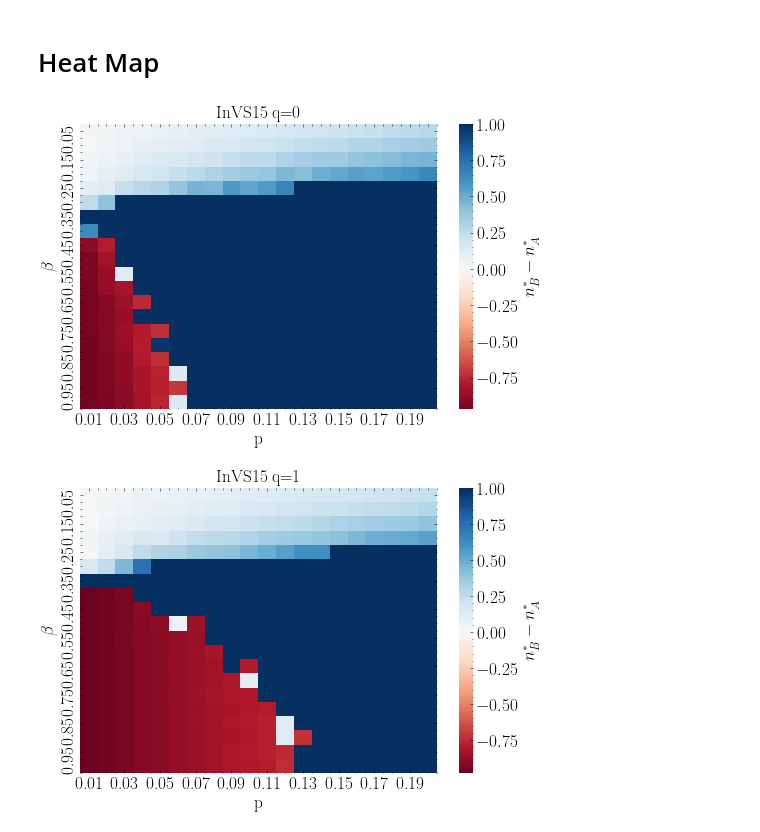
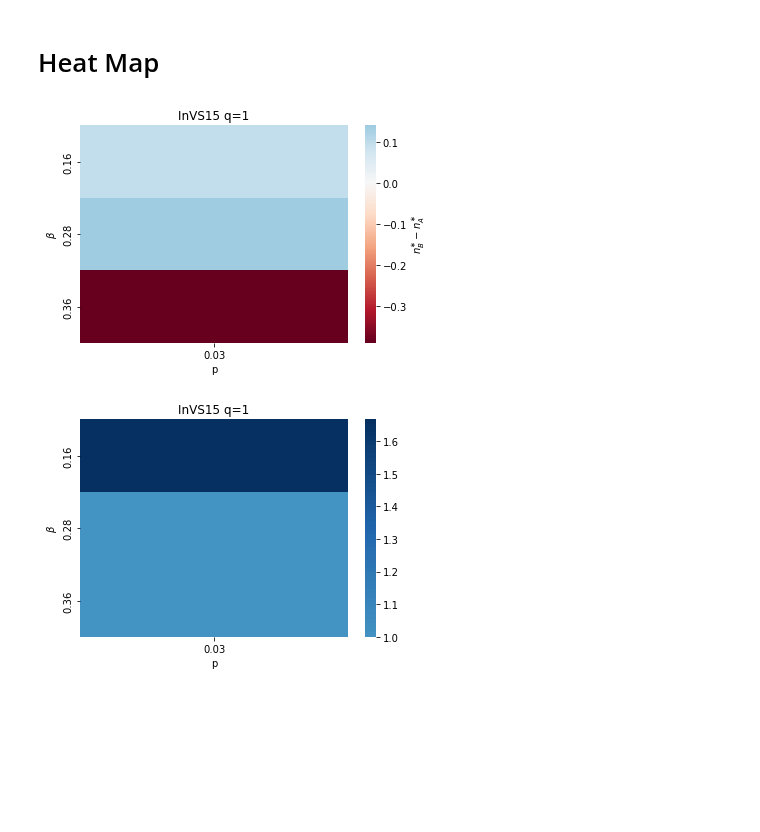
Before and after one commit to tomcjackc/higher-order-social-dynamics, a Jupyter notebook: higher order ng (adaptive traveling speaker v2)/fig_3_traveling_speaker.ipynb, the cells around one changed output. Cells and saved outputs as stored; diff of their text form; code cells hidden in the pictures; blank space fills up the shorter version.

```diff
--- a/higher order ng (adaptive traveling speaker v2)/fig_3_traveling_speaker.ipynb
+++ b/higher order ng (adaptive traveling speaker v2)/fig_3_traveling_speaker.ipynb
@@ -18,13 +18,13 @@ import pandas as pd
 import seaborn as sb
 
 
-mpl.style.use('report_style.mplstyle')
+#mpl.style.use('report_style.mplstyle')
 # %%
-prop_committed = np.linspace(0.01, 0.2,20)
-betas = np.linspace(0.05, 1, 20)
-ensemble_size = 10
-run_length = 10**6
-qs = [0, 1]
+prop_committed = np.linspace(0.01, 0.2,1)
+betas = np.linspace(0.05, 1, 3)
+ensemble_size = 3
+run_length = 10**4
+qs = [1]
 social_structures = ['InVS15']#, 'LyonSchool', 'SFHH', 'Thiers13']
 # %% [markdown]
 # Plotting
@@ -68,31 +68,44 @@ for social_structure in social_structures:
 # %%
 
 for social_structure in social_structures:
 
     for q in qs:
 
         fname_A = f'heatmap_A_res_{len(prop_committed)}x{len(betas)}_{social_structure}_{q}_{run_length}_{ensemble_size}'
         data_A = pd.read_csv(f'finished_outputs/{fname_A}.csv', index_col=0)
         fname_A = f'heatmap_A25_res_{len(prop_committed)}x{len(betas)}_{social_structure}_{q}_{run_length}_{ensemble_size}'
         data_A25 = pd.read_csv(f'finished_outputs/{fname_A}.csv', index_col=0)
         fname_A = f'heatmap_A75_res_{len(prop_committed)}x{len(betas)}_{social_structure}_{q}_{run_length}_{ensemble_size}'
         data_A75 = pd.read_csv(f'finished_outputs/{fname_A}.csv', index_col=0)
         fname_B = f'heatmap_B_res_{len(prop_committed)}x{len(betas)}_{social_structure}_{q}_{run_length}_{ensemble_size}'
         data_B = pd.read_csv(f'finished_outputs/{fname_B}.csv', index_col=0)
         fname_B = f'heatmap_B25_res_{len(prop_committed)}x{len(betas)}_{social_structure}_{q}_{run_length}_{ensemble_size}'
         data_B25 = pd.read_csv(f'finished_outputs/{fname_B}.csv', index_col=0)
         fname_B = f'heatmap_B75_res_{len(prop_committed)}x{len(betas)}_{social_structure}_{q}_{run_length}_{ensemble_size}'
         data_B75 = pd.read_csv(f'finished_outputs/{fname_B}.csv', index_col=0)
+        fname_components_avg = f'heatmap_components_avg_{len(prop_committed)}x{len(betas)}_{social_structure}_{q}_{run_length}_{ensemble_size}'
+        data_components_avg = pd.read_csv(f'finished_outputs/{fname_components_avg}.csv', index_col=0)
+        fname_components_std = f'heatmap_components_std_{len(prop_committed)}x{len(betas)}_{social_structure}_{q}_{run_length}_{ensemble_size}'
+        data_components_std = pd.read_csv(f'finished_outputs/{fname_components_std}.csv', index_col=0)
 
 
-
+        plt.figure()
         colormap = sb.color_palette(palette="RdBu", n_colors=None, desat=None, as_cmap=True)
         sb.heatmap(data_B-data_A, cbar_kws={'label':r'$n_{B}^{\ast}-n_{A}^{\ast}$'}, cmap=colormap, center=0)
         plt.title(f'{social_structure} q={q}')
         plt.xlabel('p')
         plt.ylabel(r'$\beta$')
         plt.savefig(f'figures/heatmap_res_{len(prop_committed)}x{len(betas)}_{social_structure}_{q}_{run_length}_{ensemble_size}.pdf')
         plt.show()
+
+        plt.figure()
+        colormap = sb.color_palette(palette="RdBu", n_colors=None, desat=None, as_cmap=True)
+        sb.heatmap(data_components_avg, cbar_kws={'label':r''}, cmap=colormap, center=0)
+        plt.title(f'{social_structure} q={q}')
+        plt.xlabel('p')
+        plt.ylabel(r'$\beta$')
+        plt.savefig(f'figures/heatmap_components_res_{len(prop_committed)}x{len(betas)}_{social_structure}_{q}_{run_length}_{ensemble_size}.pdf')
+        plt.show()
 # %% [output]
-[figure, old version]
+[figure, new version]
-[figure, old version]
+[figure, new version]
```
Also changed, not shown: 3 other files.
